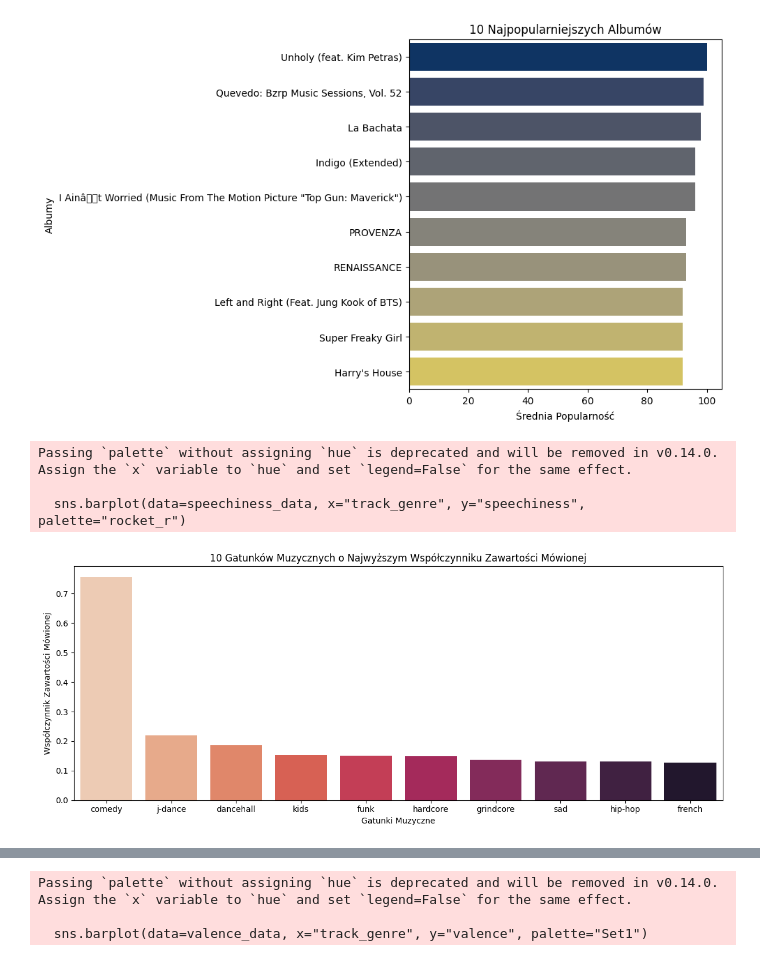
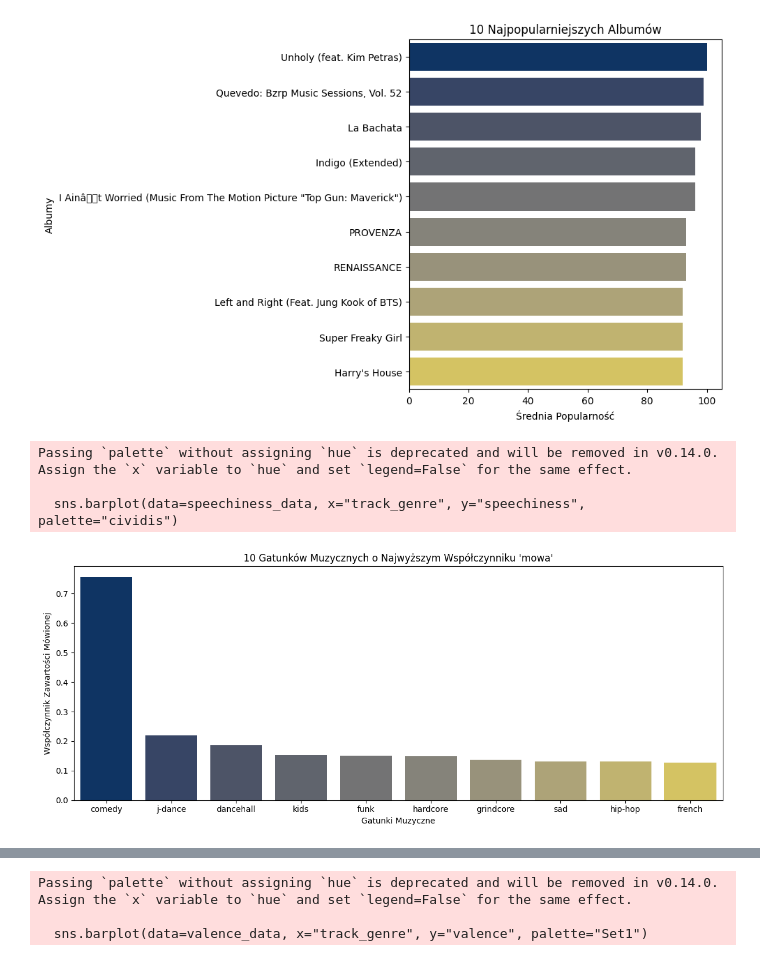
Before and after one commit to robsmokos/Projekt_Zlozony_v3, a Jupyter notebook: Projekt_Zlozony_3.ipynb, the cells around one changed output, grey strips where cells are left out. Drawn from its saved outputs; the diff is of its cells as text; code cells hidden in the pictures.

```diff
--- a/Projekt_Zlozony_3.ipynb
+++ b/Projekt_Zlozony_3.ipynb
@@ -526,25 +525,25 @@ Passing `palette` without assigning `hue` is deprecated and will be removed in v
 # %%
 
 # Grupowanie danych według gatunku i obliczenie średniego współczynnika zawartości mówionej
 speechiness_data = data.groupby("track_genre", as_index=False)["speechiness"].mean().sort_values(by="speechiness", ascending=False).head(10)
 
 # Tworzenie wykresu
 plt.figure(figsize=(12, 5))
-sns.barplot(data=speechiness_data, x="track_genre", y="speechiness", palette="rocket_r")
+sns.barplot(data=speechiness_data, x="track_genre", y="speechiness", palette="cividis")
 
 # Dodanie tytułów i etykiet w języku polskim
-plt.title("10 Gatunków Muzycznych o Najwyższym Współczynniku Zawartości Mówionej", fontsize=12)
+plt.title("10 Gatunków Muzycznych o Najwyższym Współczynniku 'mowa'", fontsize=12)
 plt.xlabel("Gatunki Muzyczne", fontsize=10)
 plt.ylabel("Współczynnik Zawartości Mówionej", fontsize=10)
 
 # Wyświetlenie wykresu
 plt.tight_layout()
 plt.show()
 # %% [output]
 Passing `palette` without assigning `hue` is deprecated and will be removed in v0.14.0. Assign the `x` variable to `hue` and set `legend=False` for the same effect.
 
-  sns.barplot(data=speechiness_data, x="track_genre", y="speechiness", palette="rocket_r")
+  sns.barplot(data=speechiness_data, x="track_genre", y="speechiness", palette="cividis")
-[figure, old version]
+[figure, new version]
 # %%
 # Grupowanie danych według gatunku i obliczenie średniego współczynnika instrumentalności
 instrumentalness_data = data.groupby("track_genre", as_index=False)["instrumentalness"].mean().sort_values(by="instrumentalness", ascending=False).head(10)
```
Also changed, not shown: parts of 18 cells of this notebook.
